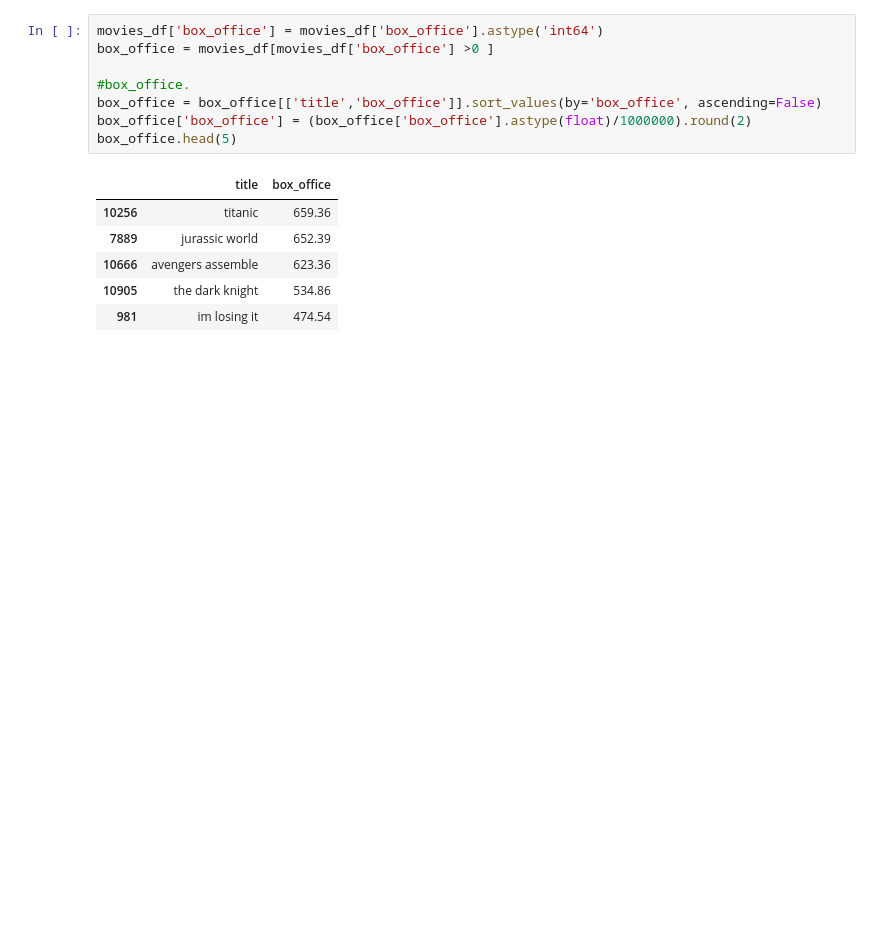
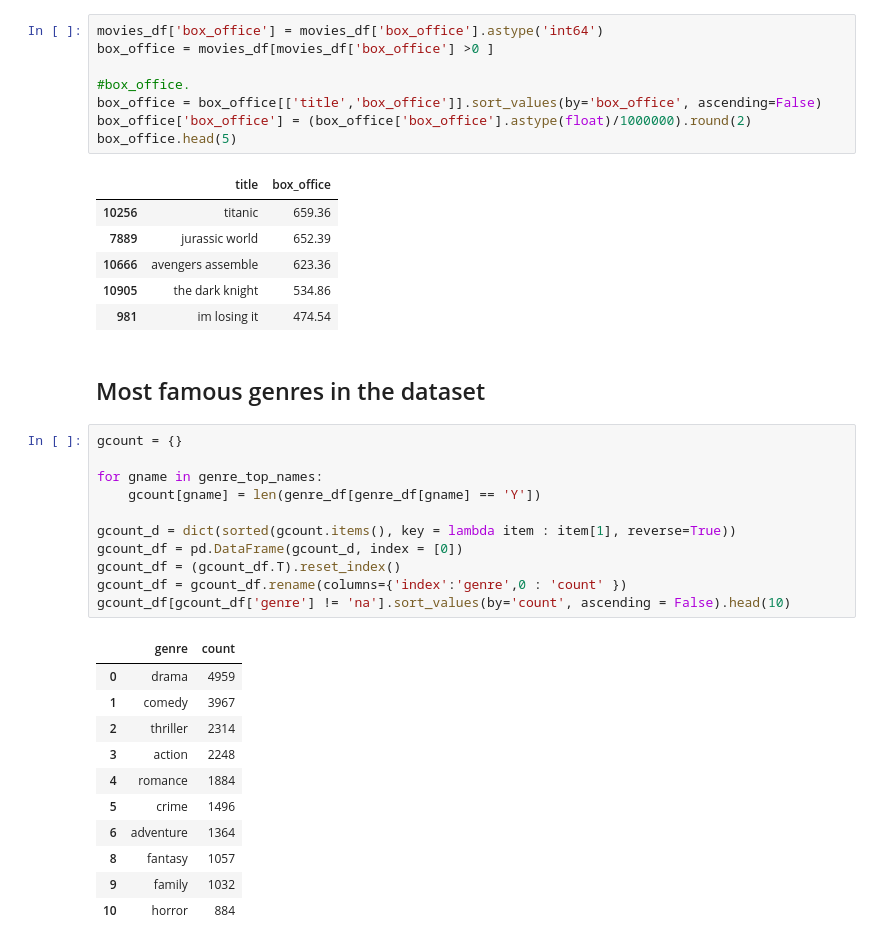
Before and after one commit to sowmyk92/flight, a Jupyter notebook: case/start.ipynb, the cells around one changed output. Drawn from its saved outputs; the diff is of its cells as text; blank space fills up the shorter version.

```diff
--- a/case/start.ipynb
+++ b/case/start.ipynb
@@ -300,3 +300,28 @@ box_office.head(5)
 | 10666 | avengers assemble | 623.36 |
 | 10905 | the dark knight | 534.86 |
 | 981 | im losing it | 474.54 |
+# %% [markdown]
+## Most famous genres in the dataset
+# %%
+gcount = {}
+
+for gname in genre_top_names:
+    gcount[gname] = len(genre_df[genre_df[gname] == 'Y'])
+
+gcount_d = dict(sorted(gcount.items(), key = lambda item : item[1], reverse=True))
+gcount_df = pd.DataFrame(gcount_d, index = [0])
+gcount_df = (gcount_df.T).reset_index()
+gcount_df = gcount_df.rename(columns={'index':'genre',0 : 'count' })
+gcount_df[gcount_df['genre'] != 'na'].sort_values(by='count', ascending = False).head(10)
+# %% [output]
+|  | genre | count |
+| 0 | drama | 4959 |
+| 1 | comedy | 3967 |
+| 2 | thriller | 2314 |
+| 3 | action | 2248 |
+| 4 | romance | 1884 |
+| 5 | crime | 1496 |
+| 6 | adventure | 1364 |
+| 8 | fantasy | 1057 |
+| 9 | family | 1032 |
+| 10 | horror | 884 |
```
Also changed, not shown: parts of 2 cells of this notebook.
